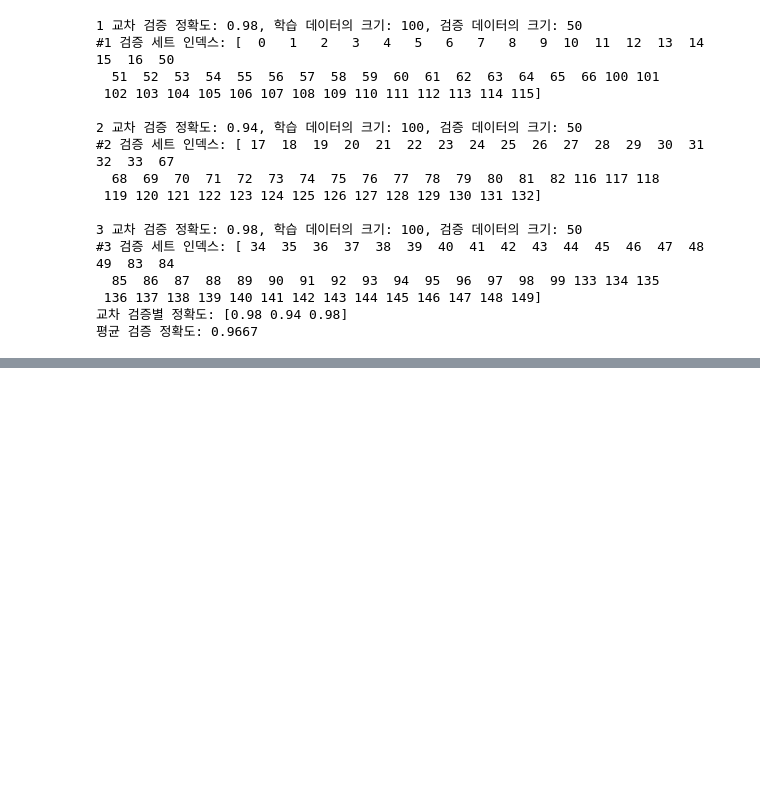
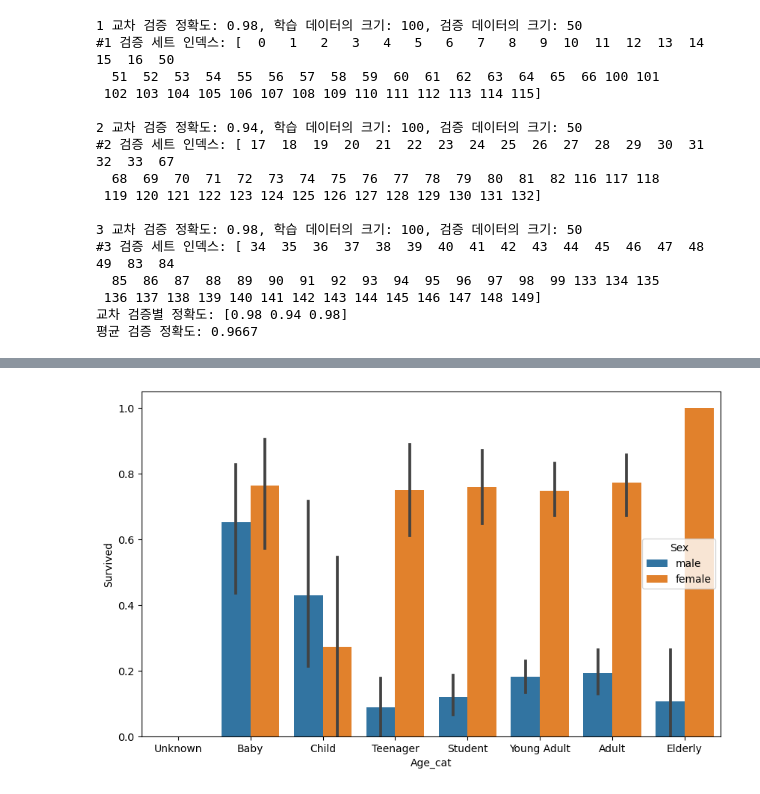
Before and after one commit to zi0-hand/machine-learning-study, a Jupyter notebook: src/part2.ipynb, the cells around one changed output, grey strips where cells are left out. Cells and saved outputs as stored; diff of their text form; code cells hidden in the pictures; blank space fills up the shorter version.

```diff
--- a/src/part2.ipynb
+++ b/src/part2.ipynb
@@ -215,0 +459,26 @@ print('평균 검증 정확도:', np.round(np.mean(cv_accuracy), 4))
+# %%
+def get_category(age):
+    cat = ''
+    if age <= -1: cat = 'Unknown'
+    elif age <= 5 : cat = 'Baby'
+    elif age <= 12 : cat = 'Child'
+    elif age <= 18 : cat = 'Teenager'
+    elif age <= 25 : cat = 'Student'
+    elif age <= 35 : cat = 'Young Adult'
+    elif age <= 60 : cat = 'Adult'
+    else : cat = 'Elderly'
+
+    return cat
+
+plt.figure(figsize=(10, 6)) # 사이즈 키워주기
+
+# x 축값을 순차적으로 표시해주기 위해
+group_names = ['Unknown', 'Baby', 'Child', 'Teenager', 'Student',
+               'Young Adult', 'Adult', 'Elderly']
+
+df['Age_cat'] = df['Age'].apply(lambda x : get_category(x)) # 새로운 열 추가
+sns.barplot(x='Age_cat', y='Survived', hue='Sex', data=df, order=group_names)
+# order 을 설정해줌으써 순서 설정
+df.drop('Age_cat', axis=1, inplace=True)
+# %% [output]
+[figure, added]
```
Also changed, not shown: parts of 25 cells of this notebook.
